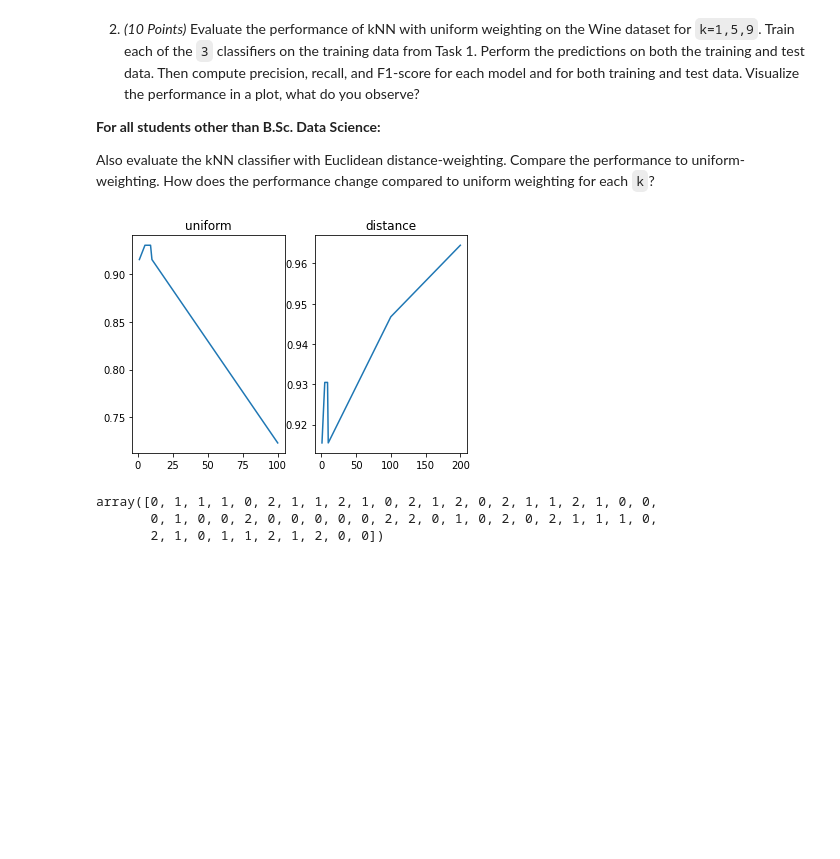
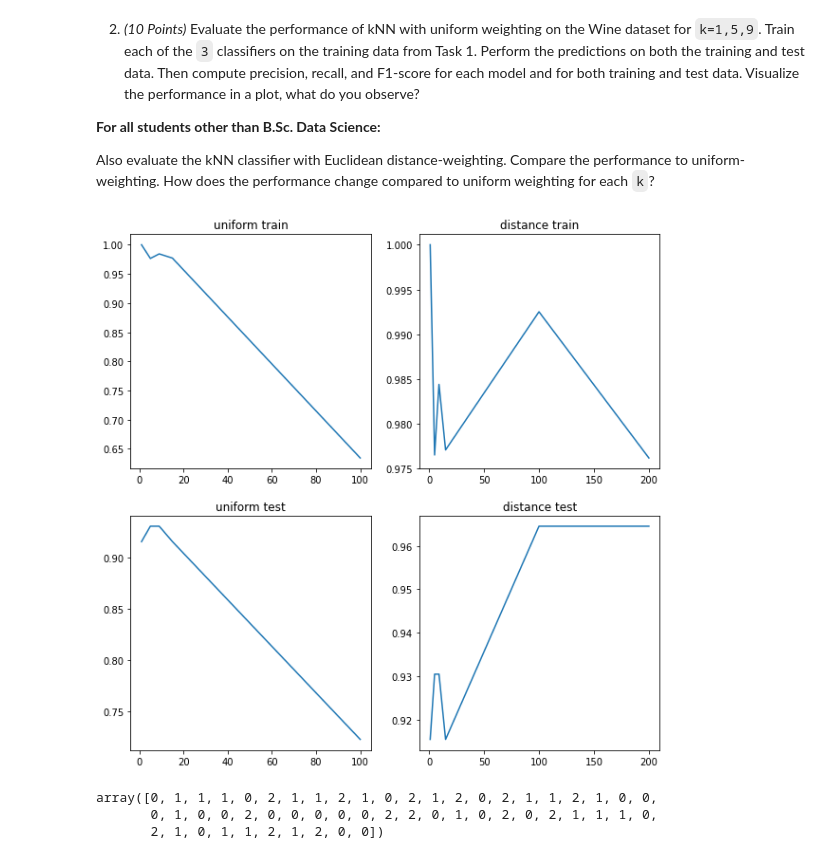
Before and after one commit to KONAKONA666/mlss21_hausaufgaben, a Jupyter notebook: assigment_1/assignment1_sol.ipynb, the cells around one changed output. Cells and saved outputs as stored; diff of their text form; code cells hidden in the pictures; blank space fills up the shorter version.

```diff
--- a/assigment_1/assignment1_sol.ipynb
+++ b/assigment_1/assignment1_sol.ipynb
@@ -259,20 +281,26 @@ def f1score(y_pred, y_true):
 
 Also evaluate the kNN classifier with Euclidean distance-weighting. Compare the performance to uniform-weighting. How does the performance change compared to uniform weighting for each `k`?
 # %%
-ks = [1, 5, 9, 10, 100, 200]
-figure, axis = plt.subplots(1, 2)
+ks = [1, 5, 9, 15, 100, 200]
+figure, axis = plt.subplots(2, 2)
+figure.set_size_inches(10, 10)
 for i,w in enumerate(['uniform', 'distance']):
-  f1s = []
+  f1s_test = []
+  f1s_train = []
   for k in ks:
     knn = KNearestNeighbors(k, w)
     knn.fit(X_train, y_train)
     y_pred = knn.predict(X_test)
-    f1s.append(f1score(y_pred, y_test))
-  axis[i].plot(ks, f1s)
-  axis[i].set_title(w)
+    y_pred_train = knn.predict(X_train)
+    f1s_test.append(f1score(y_pred, y_test))
+    f1s_train.append(f1score(y_pred_train, y_train))
+  axis[0, i].plot(ks, f1s_train)
+  axis[1, i].plot(ks, f1s_test)
+  axis[0, i].set_title(w+' train')
+  axis[1, i].set_title(w+' test')
 plt.show()
 # %% [output]
-[figure, old version]
+[figure, new version]
 # %%
 # %% [output]
 array([0, 1, 1, 1, 0, 2, 1, 1, 2, 1, 0, 2, 1, 2, 0, 2, 1, 1, 2, 1, 0, 0,
```
Also changed, not shown: parts of 6 cells of this notebook.
